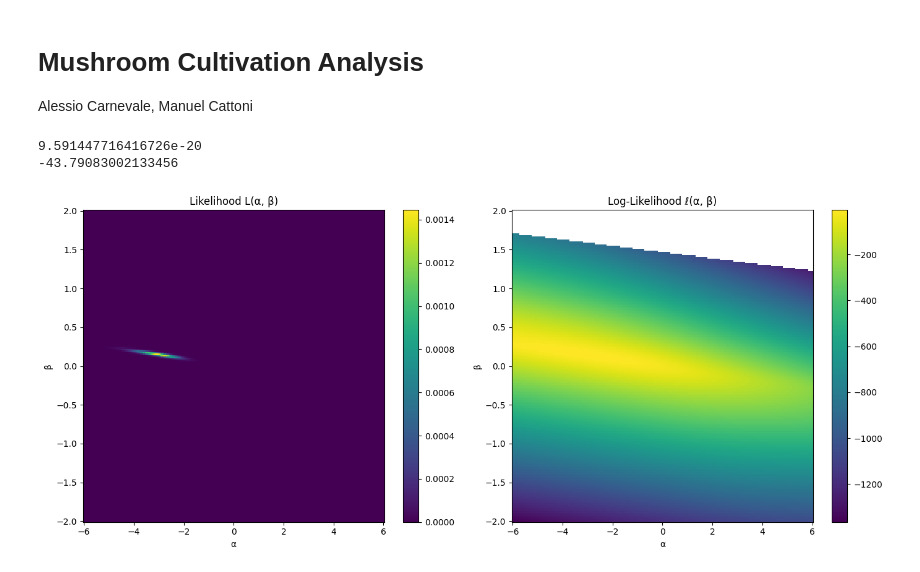
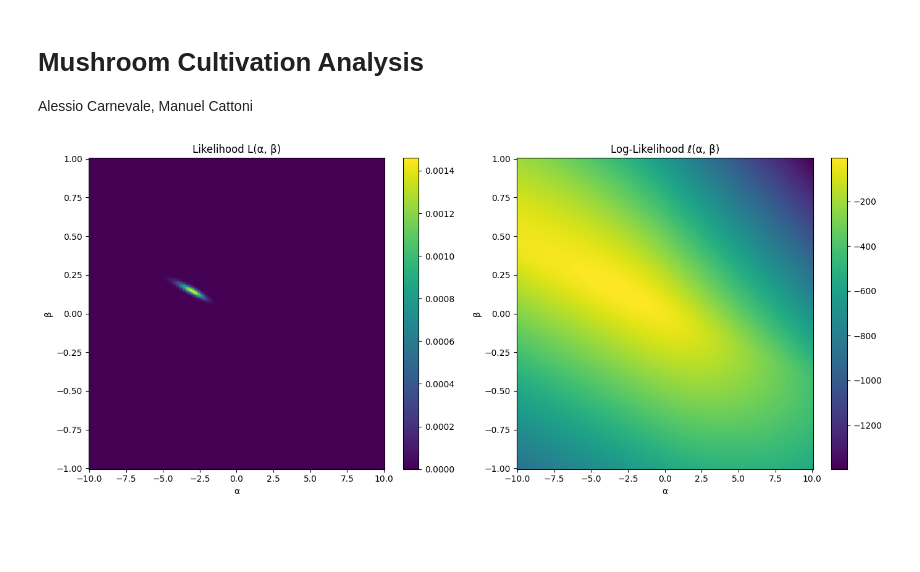
Before and after one commit to Axeeh/MushroomCultivation, a Jupyter notebook: notebook.ipynb, the cells around one changed output. Saved outputs shown, nothing was run; the diff lists cells and outputs as text; code cells hidden in the pictures; blank space fills up the shorter version.

Commit message:
fixed plots

```diff
--- a/notebook.ipynb
+++ b/notebook.ipynb
@@ -32,48 +32,41 @@ def log_lik(theta):
     ll = np.sum(stats.binom.logpmf(y, n, p))
 
     return ll
-# %%
-theta = np.array([0.1, 0.05])
-
-print(lik(theta))
-print(log_lik(theta))
-# %% [output]
-9.591447716416726e-20
--43.79083002133456
 # %%
+theta = np.array([0.1, 0.05])
+
 # Grid ranges
-alpha_vals = np.linspace(-6, 6, 200)
-beta_vals = np.linspace(-2, 2, 200)
+alpha_vals = np.linspace(-10, 10, 200)
+beta_vals = np.linspace(-1, 1, 200)
 
 A, B = np.meshgrid(alpha_vals, beta_vals)
 
 L = np.zeros_like(A)
 LL = np.zeros_like(A)
 
 # Compute likelihoods
-# non so se è giusto fare sta roba ##############################
 for i in range(A.shape[0]):
     for j in range(A.shape[1]):
         theta = (A[i, j], B[i, j])
         L[i, j] = lik(theta)
         LL[i, j] = log_lik(theta)
 
 # Plotting
 fig, axes = plt.subplots(1, 2, figsize=(14, 6))
 
 pc1 = axes[0].pcolormesh(A, B, L, shading='auto')
 axes[0].set_title("Likelihood L(α, β)")
 axes[0].set_xlabel("α")
 axes[0].set_ylabel("β")
 fig.colorbar(pc1, ax=axes[0])
 
 pc2 = axes[1].pcolormesh(A, B, LL, shading='auto')
 axes[1].set_title("Log-Likelihood ℓ(α, β)")
 axes[1].set_xlabel("α")
 axes[1].set_ylabel("β")
 fig.colorbar(pc2, ax=axes[1])
 
 plt.tight_layout()
 plt.show()
 # %% [output]
-[figure, old version]
+[figure, new version]
```
